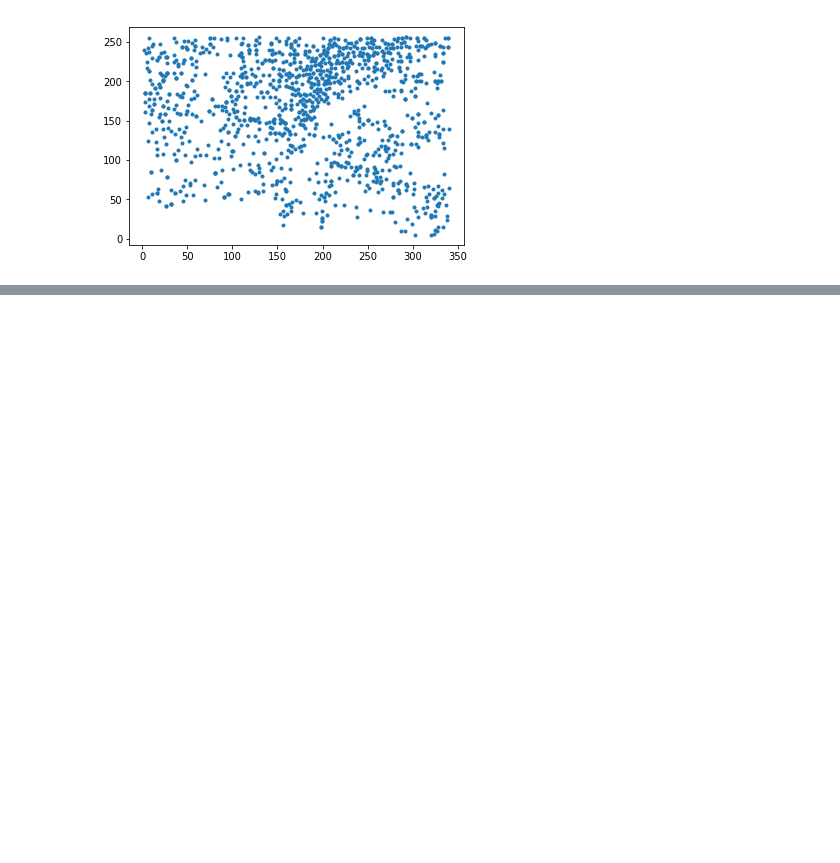
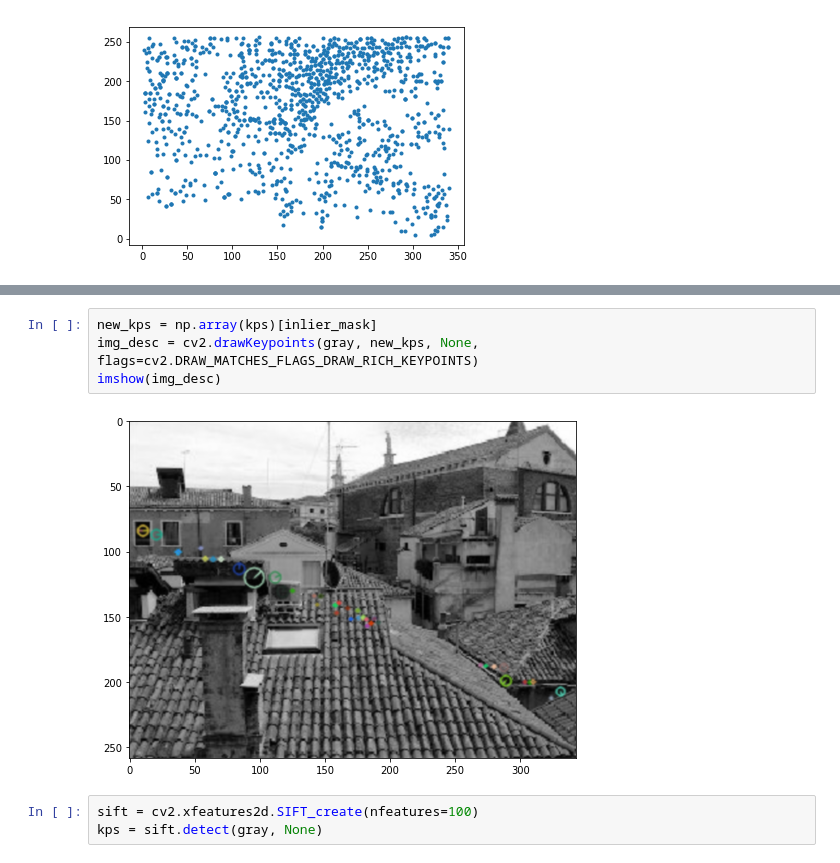
Before and after one commit to munshkr/vc-2018-2c, a Jupyter notebook: practicas/P7_SIFT.ipynb, the cells around one changed output, grey strips where cells are left out. Drawn from its saved outputs; the diff is of its cells as text; blank space fills up the shorter version.

```diff
--- a/practicas/P7_SIFT.ipynb
+++ b/practicas/P7_SIFT.ipynb
@@ -225,0 +229,9 @@ plt.scatter(X[outlier_mask], y[outlier_mask], color='gold', marker='.',
+# %%
+new_kps = np.array(kps)[inlier_mask]
+img_desc = cv2.drawKeypoints(gray, new_kps, None, flags=cv2.DRAW_MATCHES_FLAGS_DRAW_RICH_KEYPOINTS)
+imshow(img_desc)
+# %% [output]
+[figure, added]
+# %%
+sift = cv2.xfeatures2d.SIFT_create(nfeatures=100)
+kps = sift.detect(gray, None)
```
Also changed, not shown: parts of 14 cells of this notebook.
